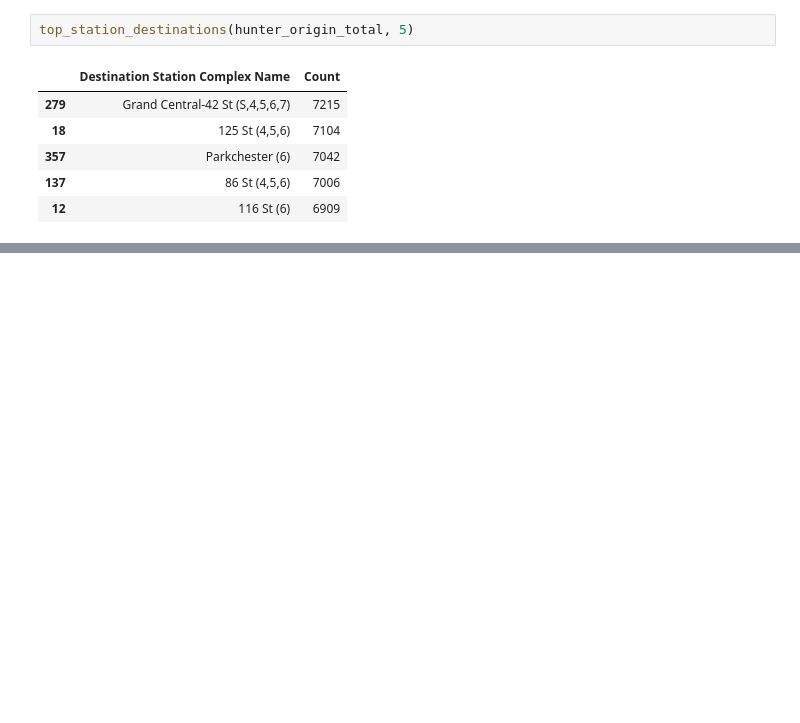
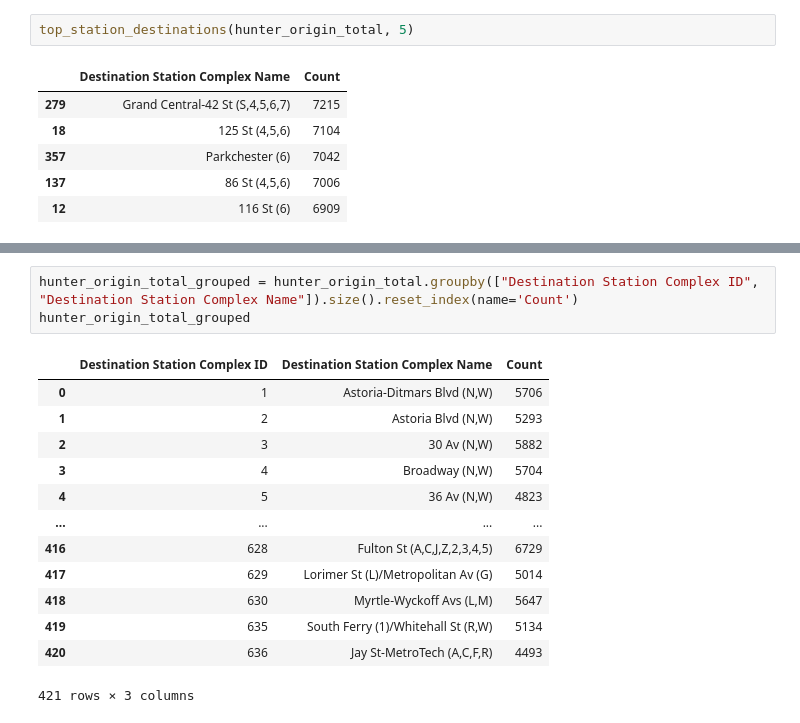
Before and after one commit to ericguan04/train_data, a Jupyter notebook: origin_data_sample_3.ipynb, the cells around one changed output, grey strips where cells are left out. Cells and saved outputs as stored; diff of their text form; blank space fills up the shorter version.

Commit message:
Explore destination stations of interest in sample 3

```diff
--- a/origin_data_sample_3.ipynb
+++ b/origin_data_sample_3.ipynb
@@ -69,0 +94,17 @@ top_station_destinations(hunter_origin_total, 5)
+# %%
+hunter_origin_total_grouped = hunter_origin_total.groupby(["Destination Station Complex ID", "Destination Station Complex Name"]).size().reset_index(name='Count')
+hunter_origin_total_grouped
+# %% [output]
+|  | Destination Station Complex ID | Destination Station Complex Name | Count |
+| 0 | 1 | Astoria-Ditmars Blvd (N,W) | 5706 |
+| 1 | 2 | Astoria Blvd (N,W) | 5293 |
+| 2 | 3 | 30 Av (N,W) | 5882 |
+| 3 | 4 | Broadway (N,W) | 5704 |
+| 4 | 5 | 36 Av (N,W) | 4823 |
+| ... | ... | ... | ... |
+| 416 | 628 | Fulton St (A,C,J,Z,2,3,4,5) | 6729 |
+| 417 | 629 | Lorimer St (L)/Metropolitan Av (G) | 5014 |
+| 418 | 630 | Myrtle-Wyckoff Avs (L,M) | 5647 |
+| 419 | 635 | South Ferry (1)/Whitehall St (R,W) | 5134 |
+| 420 | 636 | Jay St-MetroTech (A,C,F,R) | 4493 |
+421 rows × 3 columns
```
Also changed, not shown: parts of 7 cells of this notebook, 1 other file.
